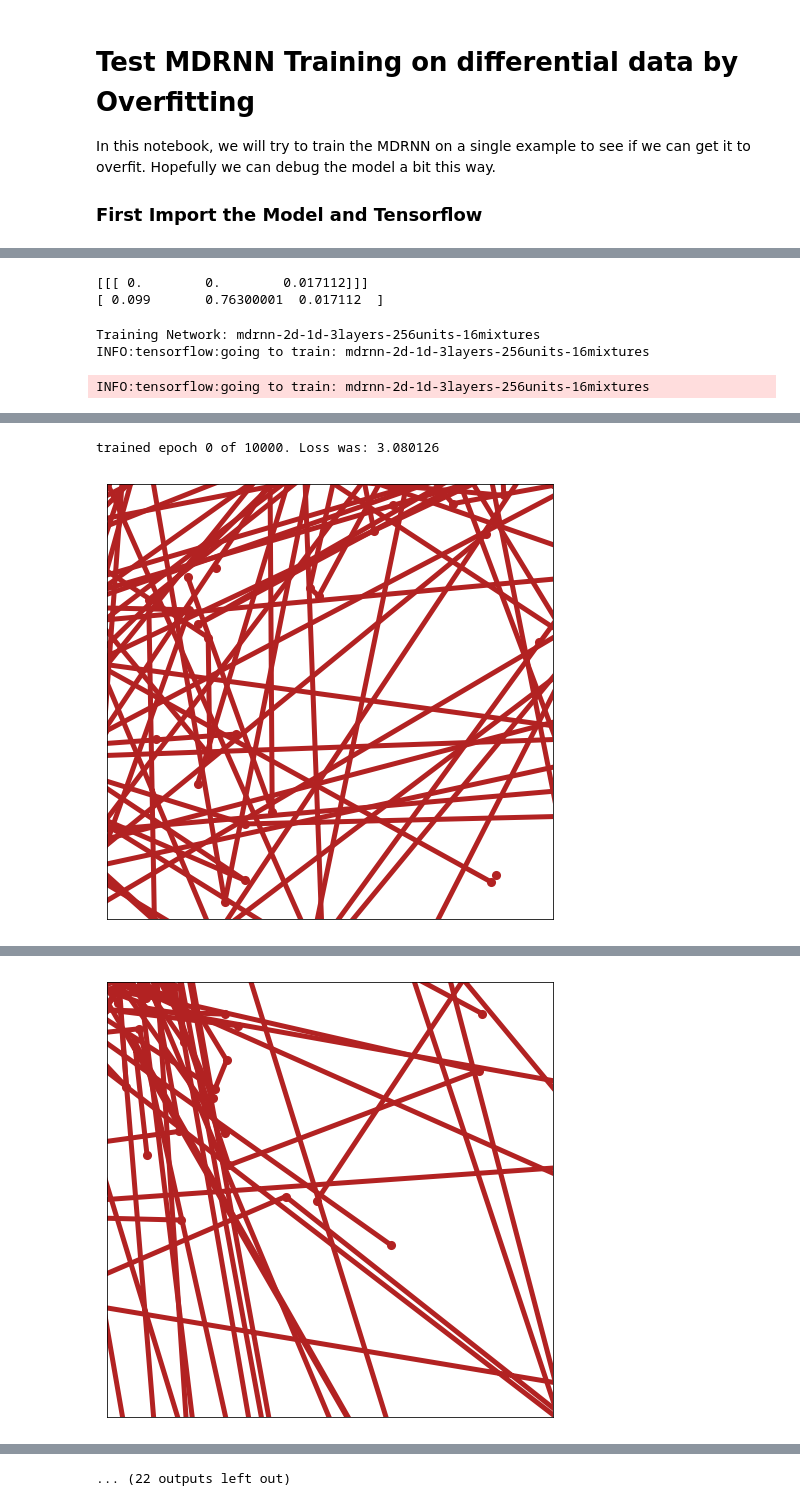
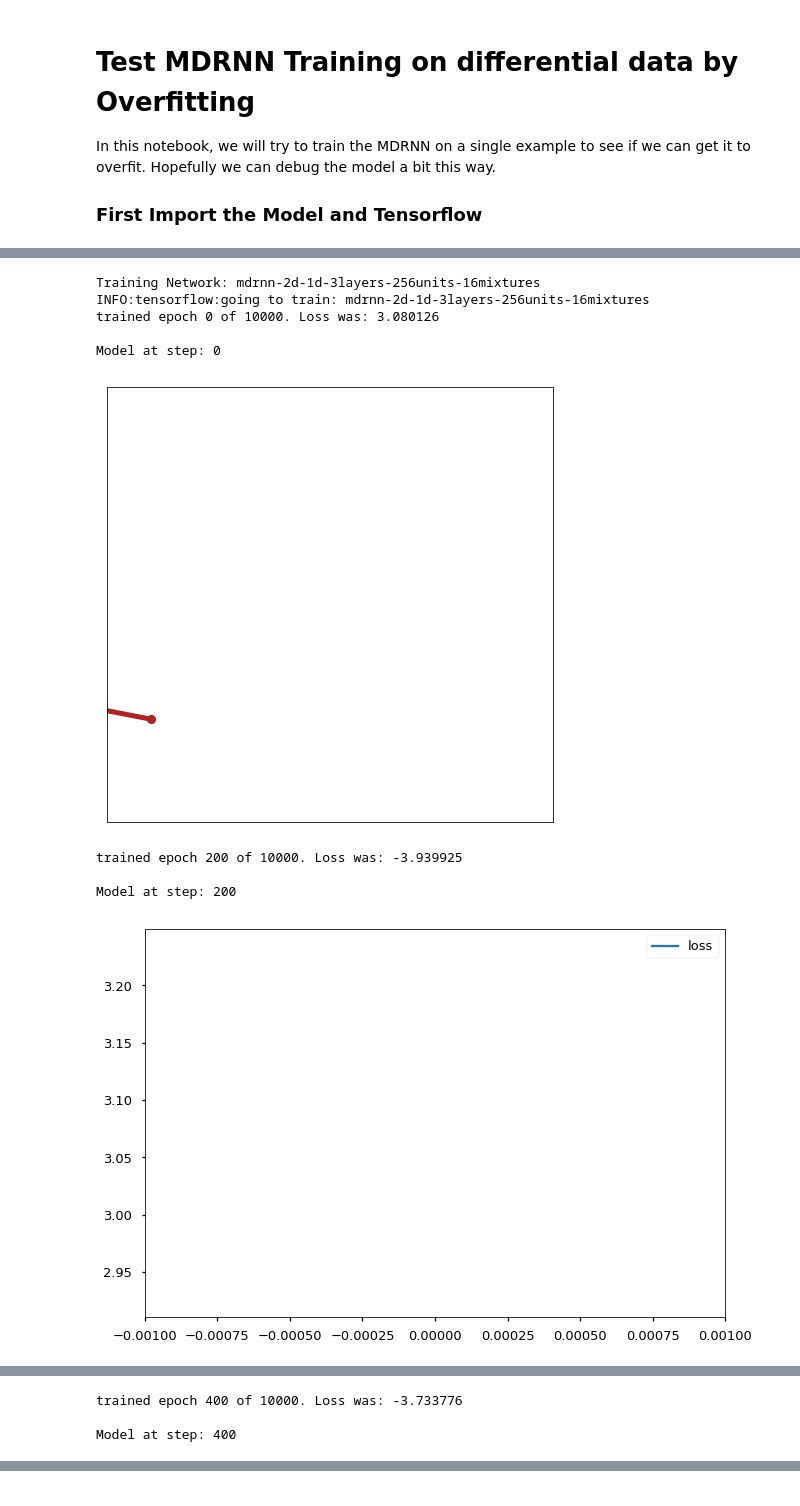
Before and after one commit to cpmpercussion/robojam, a Jupyter notebook: notebooks/differential_overfit.ipynb, the cells around one changed output, grey strips where cells are left out. Cells and saved outputs as stored; diff of their text form; code cells hidden in the pictures.

```diff
--- a/notebooks/differential_overfit.ipynb
+++ b/notebooks/differential_overfit.ipynb
@@ -54,18 +69,6 @@ def plot_2D(perf_df, name="foo", saving=False):
         plt.show()
 
 def generate_performance(net, first_touch, number, sess, temp=1.0):
-    """Special version of generate performance for sampling during training - differential version."""
-    previous_touch = (0, 0, 0) # not using the first touch point here.
-    performance = [previous_touch.reshape((net.n_input_units,))]
-    for i in range(number):
-        touch_diff = net.generate_touch(previous_touch, sess, temp=temp)
-        previous_touch = previous_touch + touch_diff
-        performance.append(previous_touch.reshape((net.n_input_units,)))
-    generated = np.array(performance)
-    summed = diff_to_normal_perf(generated, first_touch) # convert to normal performance format.
-    return summed
-
-def generate_performance(net, first_touch, number, sess, temp=1.0):
     """Special version of generate performance for sampling during training."""
     previous_touch = np.array([0, 0, first_touch[2]])
     # np.array([np.random.rand(), np.random.rand(), 0.01])
@@ -73,7 +76,9 @@ def generate_performance(net, first_touch, number, sess, temp=1.0):
     for i in range(number):
         previous_touch = net.generate_touch(previous_touch, sess, temp=temp)
         performance.append(previous_touch.reshape((net.n_input_units,)))
-    return np.array(performance)
+    generated = np.array(performance)
+    summed = diff_to_normal_perf(generated, first_touch) # convert to normal performance format.
+    return summed
 
 def diff_to_normal_perf(perf, first_touch):
     """Adds up XY points in a differential performance to produce a normal one. Operates on ndarrays."""
@@ -163,15 +147,3 @@ INFO:tensorflow:done initialising: mdrnn-2d-1d-3layers-256units-16mixtures vars:
-# %%
-x = 220
-overfit_batch[:,:,x:x+30,:]
-
-print(overfit_batch[:,:,0,:])
-
-print(overfit_start_point)
-
-#pd.DataFrame(overfit_batch)
-# %% [output]
-[[[ 0.        0.        0.017112]]]
-[ 0.099       0.76300001  0.017112  ]
 # %%
 # load metatone data and train MDRNN from that.
 print("Training Network:", net.model_name())
@@ -186,6 +158,7 @@ start_time = time.time()
 training_losses = []
 
 step = 0
+
 with tf.Session() as sess:
     sess.run(tf.global_variables_initializer())
     for i in range(num_epochs):
@@ -195,32 +168,42 @@ with tf.Session() as sess:
             epoch_average_loss, step = net.train_epoch(batches, sess)
         except ValueError as err:
             tf.logging.info("training was aborted due to value error at global_step %d, epoch %d", step, i)
             tf.logging.info(err.args)
             break
         training_losses.append(epoch_average_loss)
         print("trained epoch %d of %d. Loss was: %f" % (i, num_epochs, epoch_average_loss), end="\r")
-        if i % 100 is 0:
+        if i % 200 is 0:
+            print("\n\nModel at step:", i)
             output = generate_performance(net, overfit_start_point, 256, sess, temp=1.0)
             plot_2D(robojam.perf_array_to_df(output))
+            df = pd.DataFrame({"loss":training_losses})
+            df.plot()
 tf.logging.info("took %d seconds to train.", (time.time() - start_time))
 training_losses
 
 print("Done")
 
 # Save weights.
 
 #     if saving:
 #         # Save finished model separately.
 #         tf.logging.info('saving model %s.', net.model_name())
 #         net.saver.save(sess, MODEL_DIR + net.model_name())
 
 # Generate a performance from starting point:
 
 # with tf.Session() as sess:
 #     sess.run(tf.global_variables_initializer())
 #     output = generate_performance(net, start_point, 256, sess, temp=0.5)
 # plot_2D(robojam.perf_array_to_df(output))
 # %% [output]
 Training Network: mdrnn-2d-1d-3layers-256units-16mixtures
 INFO:tensorflow:going to train: mdrnn-2d-1d-3layers-256units-16mixtures
+trained epoch 0 of 10000. Loss was: 3.080126
+
+Model at step: 0
+[figure, new version]
-INFO:tensorflow:going to train: mdrnn-2d-1d-3layers-256units-16mixtures
+trained epoch 200 of 10000. Loss was: -3.939925
+
+Model at step: 200
+[figure, new version]
@@ -227,2 +211,3 @@ INFO:tensorflow:going to train: mdrnn-2d-1d-3layers-256units-16mixtures
-trained epoch 0 of 10000. Loss was: 3.080126
+trained epoch 400 of 10000. Loss was: -3.733776
+
+Model at step: 400
-[figure, old version]
@@ -230 +218,0 @@ trained epoch 100 of 10000. Loss was: -3.867074
-[figure, old version]
@@ -237,4 +225,3 @@ trained epoch 400 of 10000. Loss was: -6.051137
-... (22 outputs left out)
 # %%
 # Have a look at the loss during training.
 
```
Also changed, not shown: parts of 6 cells of this notebook.
